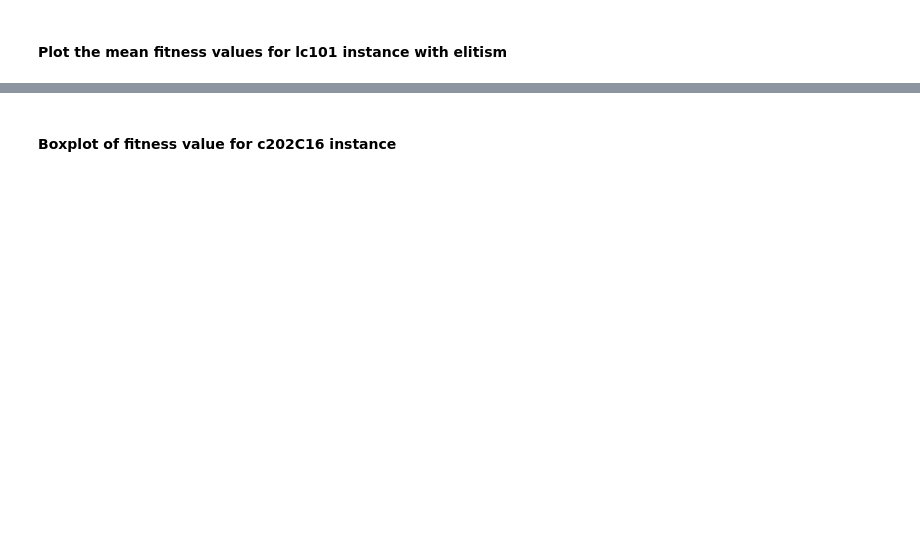
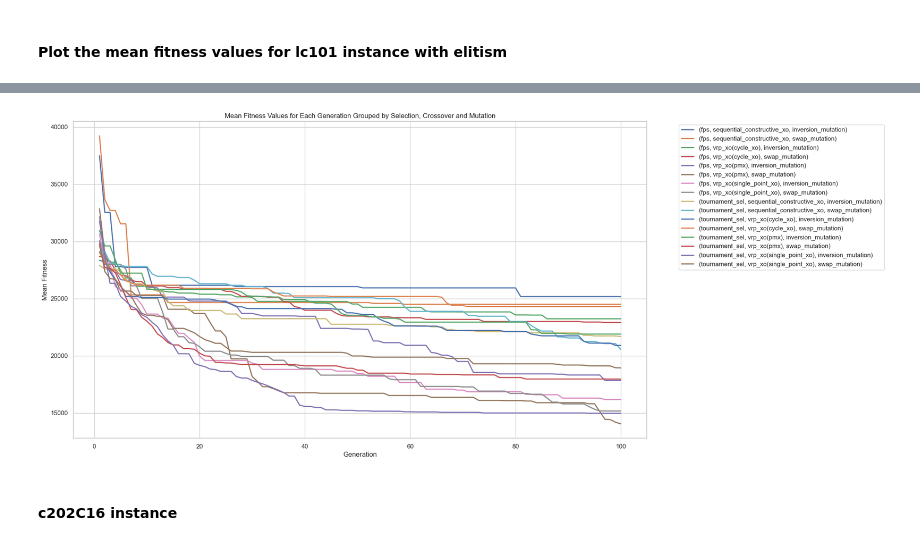
Before and after one commit to burcuyesilyurt/vrp_cifo, a Jupyter notebook: CIFO2024/Analysis generations.ipynb, the cells around one changed output, grey strips where cells are left out. Cells and saved outputs as stored; diff of their text form; code cells hidden in the pictures; blank space fills up the shorter version.

```diff
--- a/CIFO2024/Analysis generations.ipynb
+++ b/CIFO2024/Analysis generations.ipynb
@@ -112,16 +131,18 @@ plt.show()
 # %%
-grouped = df4.groupby(['Selection', 'Crossover', 'Mutation', 'Generation'])
+grouped = df_not_random.groupby(['Selection', 'Crossover', 'Mutation', 'Generation'])
 mean_fitness = grouped['Fitness'].mean()
 
 fig, ax = plt.subplots(figsize=(18, 10))
 
 mean_fitness.unstack(level=[0,1,2]).plot(ax=ax, linewidth=2)
 
 plt.xlabel('Generation')
 plt.ylabel('Mean Fitness')
 plt.title('Mean Fitness Values for Each Generation Grouped by Selection, Crossover and Mutation')
 
 plt.legend(bbox_to_anchor=(1.05, 1), loc='upper left')
 plt.show()
+# %% [output]
+[figure, added]
 # %% [markdown]
-#### Boxplot of fitness value for  c202C16 instance
+#### c202C16 instance
```
Also changed, not shown: parts of 17 cells of this notebook, 3 other files.
